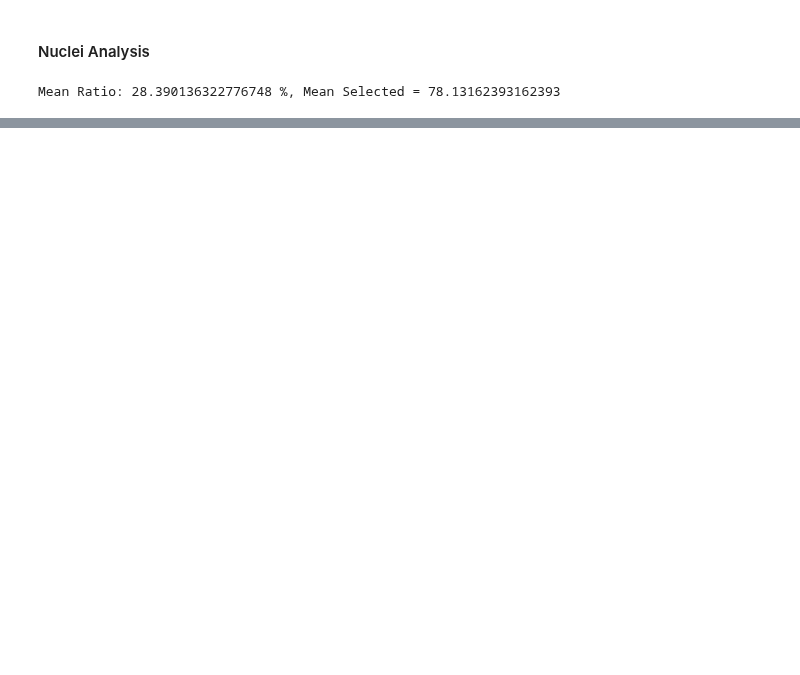
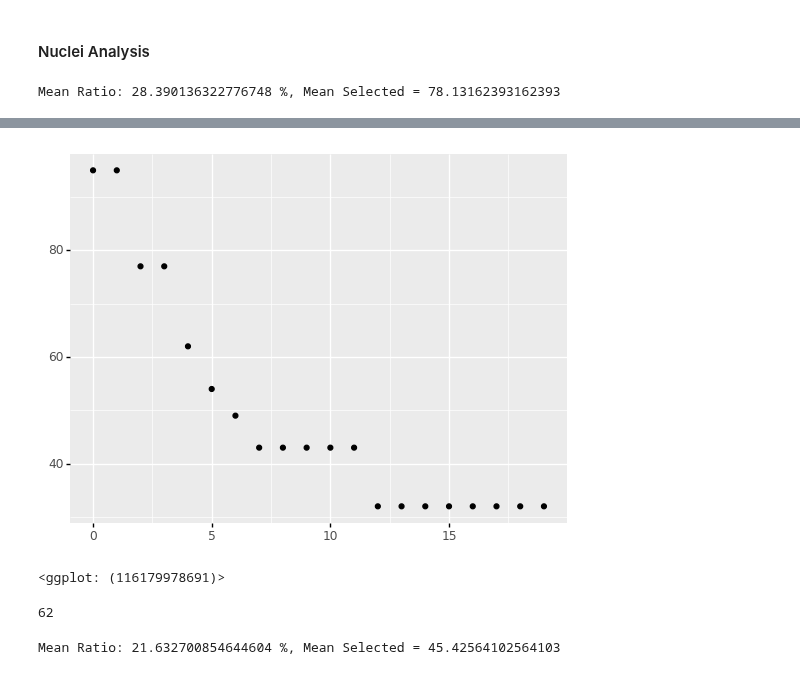
Before and after one commit to niightingale/bep_tools, a Jupyter notebook: fiji_analysis/models_X2.ipynb, the cells around one changed output, grey strips where cells are left out. Drawn from its saved outputs; the diff is of its cells as text; code cells hidden in the pictures; blank space fills up the shorter version.

```diff
--- a/fiji_analysis/models_X2.ipynb
+++ b/fiji_analysis/models_X2.ipynb
@@ -591,0 +696,32 @@ Mean Ratio: 28.390136322776748 %, Mean Selected = 78.13162393162393
+# %%
+ar_wt_pos_1606_9_view = pd.read_csv('data/1606_assay_novel/output_data/ar_wt_9_view.csv')
+
+n_rows = ar_wt_pos_1606_9_view.shape[0]
+
+empty_couples = [0 for x in range(0, n_rows)]
+ar_wt_pos_1606_9_view['cluster_id'] = empty_couples
+ar_wt_pos_1606_9_view['cluster_size'] = empty_couples
+
+ls_bunch = buncher_glx(ar_wt_pos_1606_9_view)
+
+ggplot(aes(range(0, len(ls_bunch)), ls_bunch)) +\
+    geom_point()
+# %% [output]
+[figure, added]
+<ggplot: (116179978691)>
+# %%
+print(ls_bunch[4])
+# %% [output]
+62
+# %%
+nuclei_1606_c4_9 = opera_to_df('data/1606_assay_novel/input_data/nuclei.txt', n_skip = 8)
+
+nuclei_1606_c4_9 = filter_frame(nuclei_1606_c4_9, 9)
+nuclei_1606_c4_9 = nuclei_1606_c4_9.sort_values(by = ['Timepoint'])
+nuclei_1606_c4_9['Nuclei - Ratio'] = nuclei_1606_c4_9['Nuclei Selected - Number of Objects'] / nuclei_1606_c4_9['Nuclei - Number of Objects']
+
+mean_ratio = nuclei_1606_c4_9['Nuclei - Ratio'].mean()
+mean_selected = nuclei_1606_c4_9['Nuclei Selected - Number of Objects'].mean()
+print(f'Mean Ratio: {mean_ratio * 100} %, Mean Selected = {mean_selected}')
+# %% [output]
+Mean Ratio: 21.632700854644604 %, Mean Selected = 45.42564102564103
```
Also changed, not shown: parts of 19 cells of this notebook, 14 other files.
